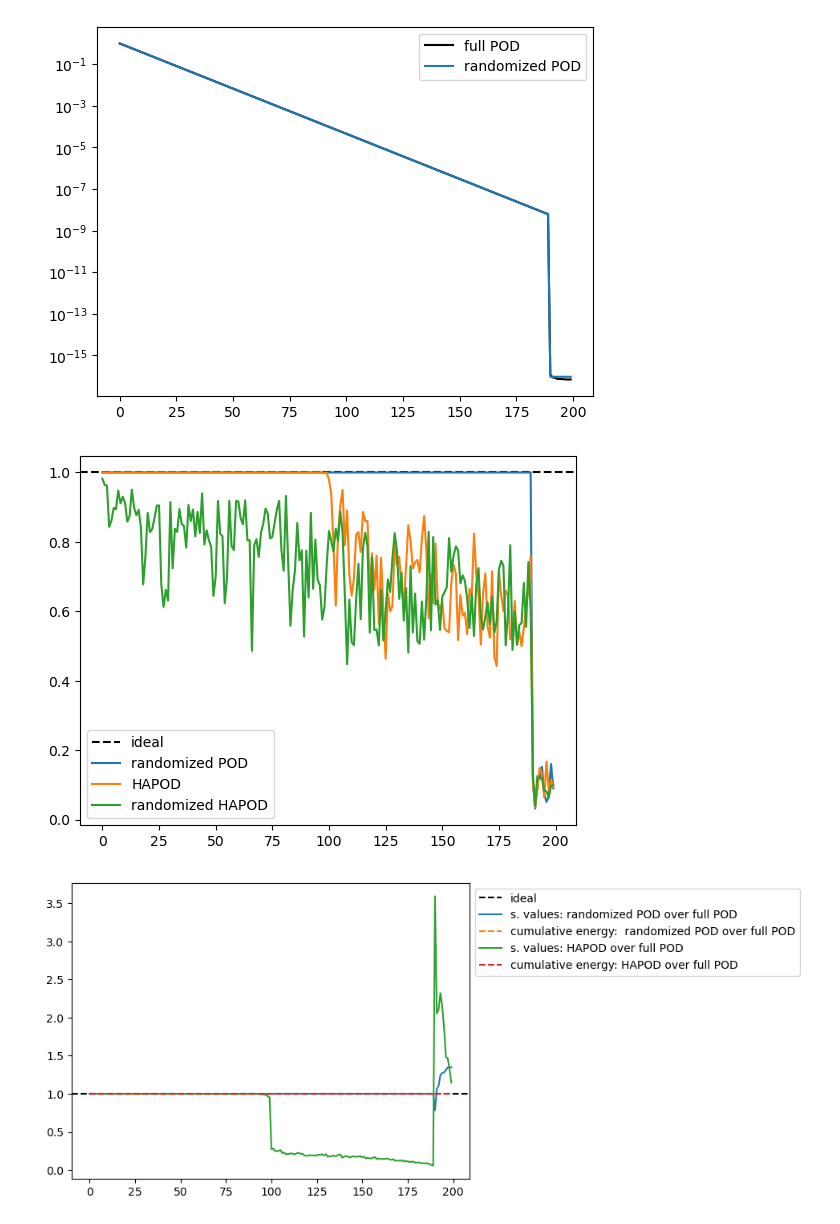
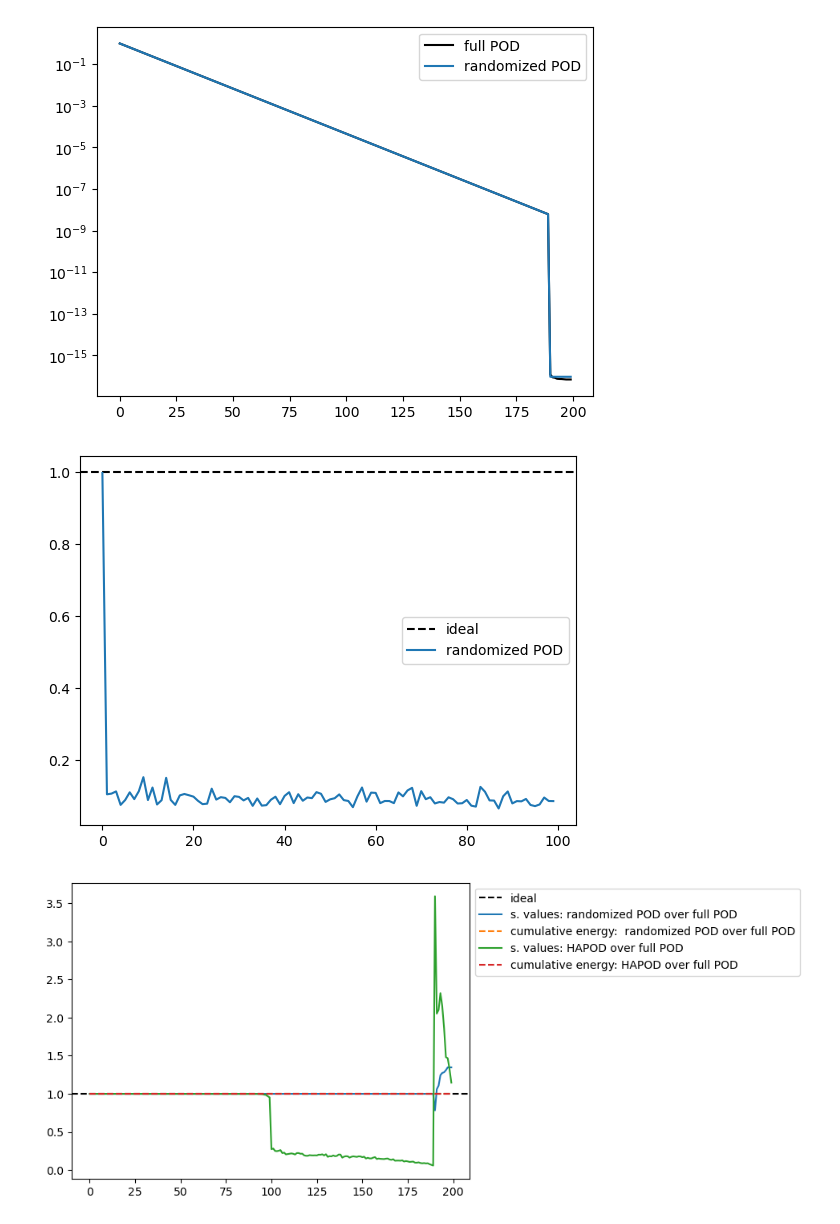
Before and after one commit to lfabris-mhpc/hapod, a Jupyter notebook: tutorials/tutorial_2.ipynb, the cells around one changed output. Cells and saved outputs as stored; diff of their text form; code cells hidden in the pictures.

Commit message:
fixing randomized POD

```diff
--- a/tutorials/tutorial_2.ipynb
+++ b/tutorials/tutorial_2.ipynb
@@ -16,6 +16,8 @@ rank_max = 200
 
 #fix the random generator
 rng = np.random.default_rng(42)
+
+work_dir = "/scratch/lfabris/hapod_test"
 # %%
 #prepare an array of singular values that exhibits a good decay
 ranks = np.arange(0, n_cols)
@@ -61,7 +55,13 @@ U_rand, s_rand, _ = randomized_svd(X,
 #this simulates that rank_max columns were extracted
 # random_samples = rng.choice(n_cols, rank_max, replace=False)
 # U_rand, s_rand = hp.get_pod(X[:, random_samples], rank_max=rank_max)
-U_rand, s_rand = hp.randomized_POD_on_disk(np.array_split(X, n_cols, axis=1),
-                                           rank_max=rank_max,
-                                           serializer=hp.InMemorySerializer(),
-                                           randomizer_rng=rng)
+
+import glob
+import os
+
+snapshots_dir = os.path.join(work_dir, "snapshots")
+snapshots_fnames = list(glob.glob(os.path.join(snapshots_dir, "*.npy")))
+
+U_rand, s_rand = hp.randomized_POD(snapshots_fnames,
+                                    rank_max=100,
+                                    randomizer_rng=rng)
@@ -138,23 +187,21 @@ plt.show()
 plt.close()
 # %% [output]
 [figure]
+# %%
+U_hapod = np.load(os.path.join(work_dir, "U.npy"))
 # %%
-ortho_rand = np.max(np.abs(U_rand.T @ U_np), axis=0)
-ortho_hp = np.max(np.abs(U_hp.T @ U_np), axis=0)
-ortho_hp_rand = np.max(np.abs(U_hp_rand.T @ U_np), axis=0)
+ortho_rand = np.max(np.abs(U_rand.T @ U_hapod[:, :100]), axis=0)
 
 plt.axhline(1, linestyle="--", c="black", label="ideal")
 
 plt.plot(ortho_rand, label="randomized POD")
-plt.plot(ortho_hp, label="HAPOD")
-plt.plot(ortho_hp_rand, label="randomized HAPOD")
 
 plt.legend()
 
 plt.show()
 plt.close()
 # %% [output]
-[figure, old version]
+[figure, new version]
 # %%
 
 plt.axhline(1, linestyle="--", c="black", label="ideal")
```
Also changed, not shown: parts of 5 cells of this notebook, 3 other files.
